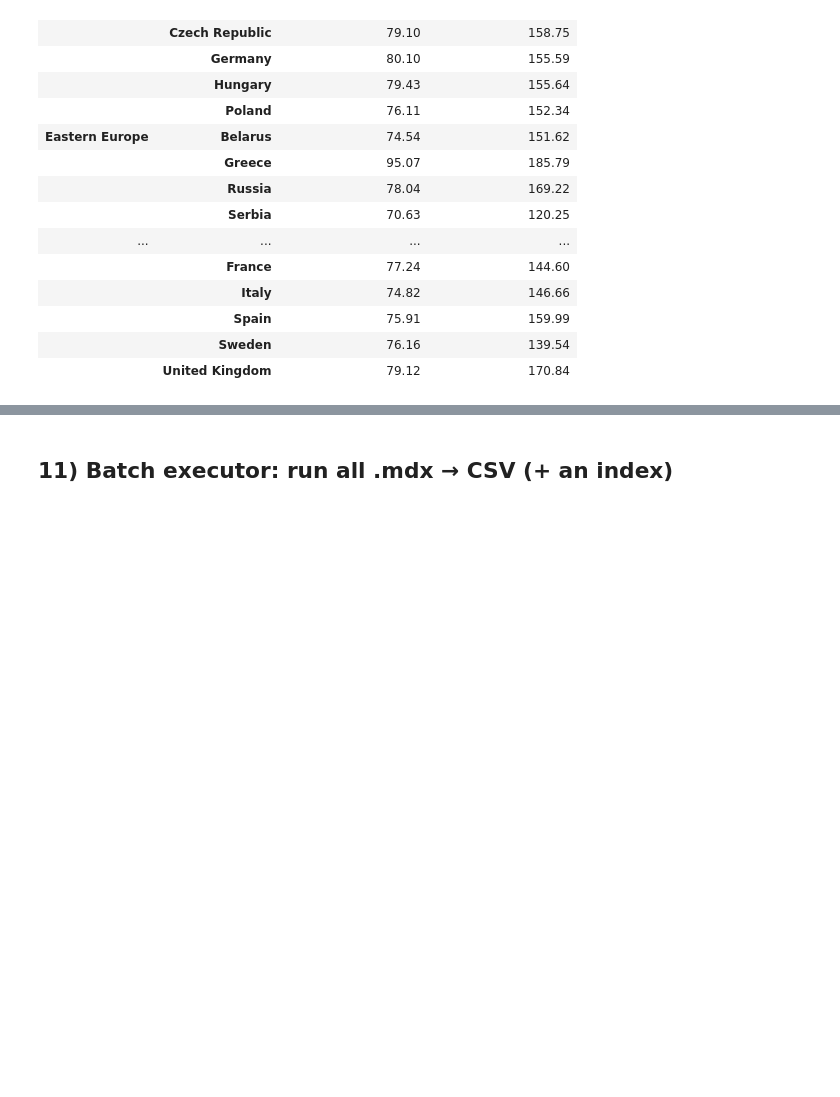
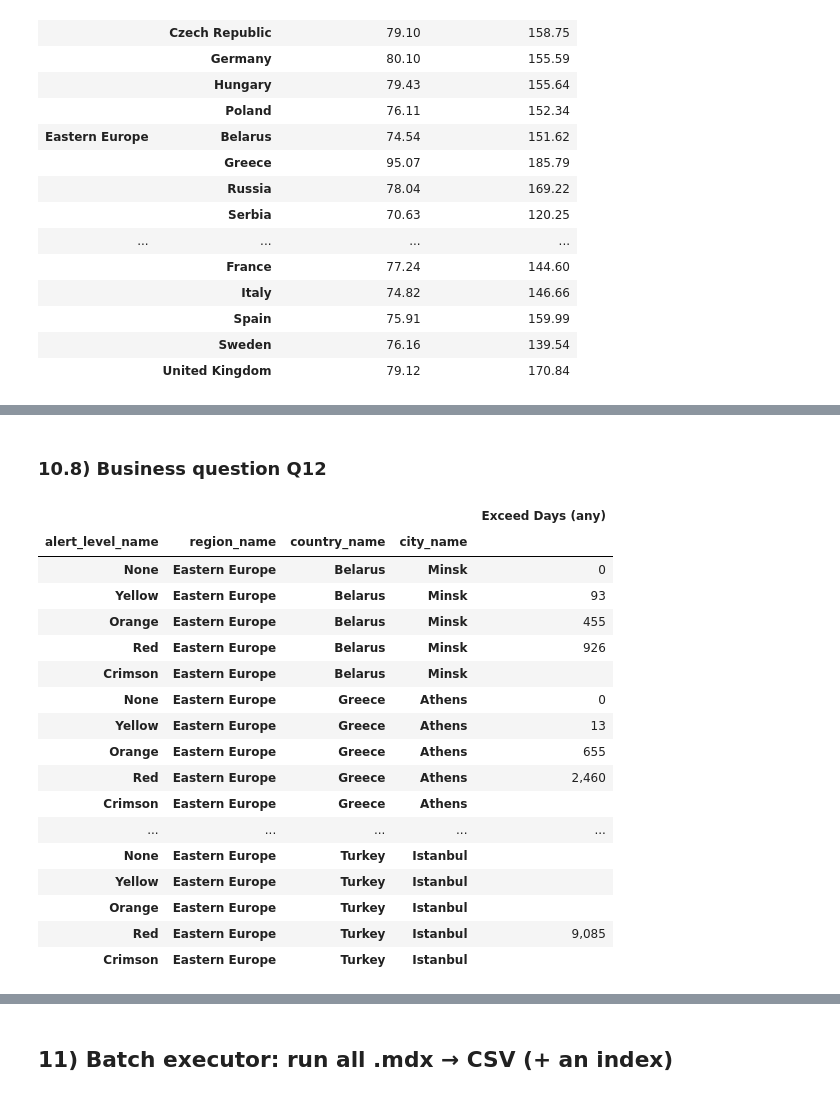
Before and after one commit to timg4/BusinessIntelligence, a Jupyter notebook: DWH2/AirQ_Part2_061.ipynb, the cells around one changed output, grey strips where cells are left out. Cells and saved outputs as stored; diff of their text form; code cells hidden in the pictures; blank space fills up the shorter version.

```diff
--- a/DWH2/AirQ_Part2_061.ipynb
+++ b/DWH2/AirQ_Part2_061.ipynb
@@ -854,0 +987,50 @@ WHERE (
+# %% [markdown]
+### 10.8) Business question Q12
+# %%
+%%mdx
+-- Q12 - For 2024, show Exceed Days (any) by City × monthly peak Alert Level (None, Yellow, Orange,
+-- Red, Crimson) for Eastern Europe.
+-- Return Cities in Eastern Europe on rows and the five Alert Levels on columns.
+
+SELECT
+  {
+    [dim_alertpeak].[Alert].[alert_level_name].[None],
+    [dim_alertpeak].[Alert].[alert_level_name].[Yellow],
+    [dim_alertpeak].[Alert].[alert_level_name].[Orange],
+    [dim_alertpeak].[Alert].[alert_level_name].[Red],
+    [dim_alertpeak].[Alert].[alert_level_name].[Crimson]
+  }
+  * { [Measures].[Exceed Days (any)] } ON COLUMNS,
+
+  NON EMPTY
+  Descendants(
+    { [dim_city].[Geo].[region_name].[Eastern Europe] },
+    3,
+    SELF
+  ) ON ROWS
+
+FROM (
+  SELECT
+    [dim_timemonth].[Time].[ALL].[AllMember].[2024] ON COLUMNS
+  FROM [AirQ Cube]
+)
+CELL PROPERTIES VALUE, FORMATTED_VALUE, BACK_COLOR, FORE_COLOR, FONT_FLAGS
+# %% [output]
+|  |  |  |  | Exceed Days (any) |
+| alert_level_name | region_name | country_name | city_name |  |
+| None | Eastern Europe | Belarus | Minsk | 0 |
+| Yellow | Eastern Europe | Belarus | Minsk | 93 |
+| Orange | Eastern Europe | Belarus | Minsk | 455 |
+| Red | Eastern Europe | Belarus | Minsk | 926 |
+| Crimson | Eastern Europe | Belarus | Minsk |  |
+| None | Eastern Europe | Greece | Athens | 0 |
+| Yellow | Eastern Europe | Greece | Athens | 13 |
+| Orange | Eastern Europe | Greece | Athens | 655 |
+| Red | Eastern Europe | Greece | Athens | 2,460 |
+| Crimson | Eastern Europe | Greece | Athens |  |
+| ... | ... | ... | ... | ... |
+| None | Eastern Europe | Turkey | Istanbul |  |
+| Yellow | Eastern Europe | Turkey | Istanbul |  |
+| Orange | Eastern Europe | Turkey | Istanbul |  |
+| Red | Eastern Europe | Turkey | Istanbul | 9,085 |
+| Crimson | Eastern Europe | Turkey | Istanbul |  |
```
Also changed, not shown: parts of 22 cells of this notebook, 31 other files.
